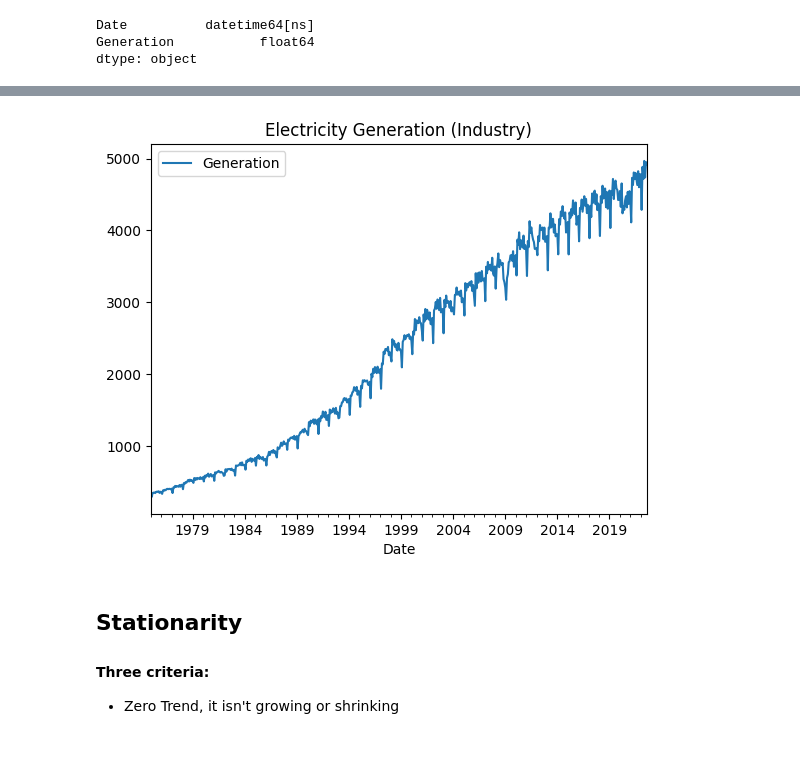
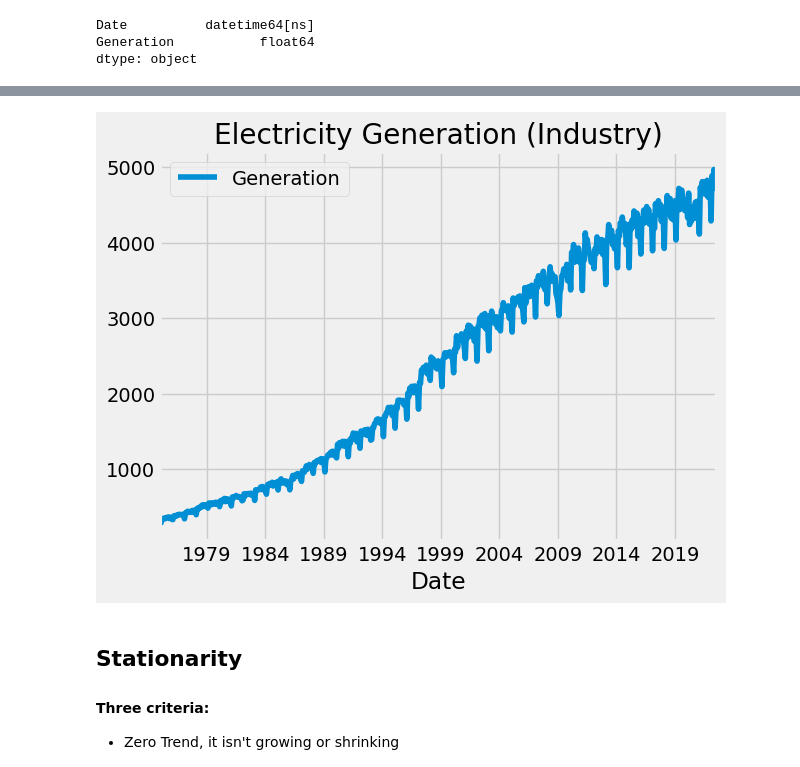
Before and after one commit to LaddieTJC/SG-electricity-generation-analysis, a Jupyter notebook: Singapore Electrical Generation (Industry).ipynb, the cells around one changed output, grey strips where cells are left out. Saved outputs shown, nothing was run; the diff lists cells and outputs as text; code cells hidden in the pictures.

```diff
--- a/Singapore Electrical Generation (Industry).ipynb
+++ b/Singapore Electrical Generation (Industry).ipynb
@@ -2,6 +2,10 @@
 import pandas as pd
 import numpy as np
 import matplotlib.pyplot as plt
+import seaborn as sns
+import xgboost as xgb
+from sklearn.metrics import mean_squared_error
+plt.style.use('fivethirtyeight')
 # %%
 df = pd.read_csv('M890831.csv')
 # %%
@@ -61,10 +82,9 @@ df = df.set_index('Date')
 # %%
-fig, ax = plt.subplots()
-df.plot(ax=ax)
+df.plot()
 plt.title('Electricity Generation (Industry)')
 plt.show()
 # %% [output]
-[figure, old version]
+[figure, new version]
 # %% [markdown]
 ## Stationarity
 
```
Also changed, not shown: parts of 31 cells of this notebook.
